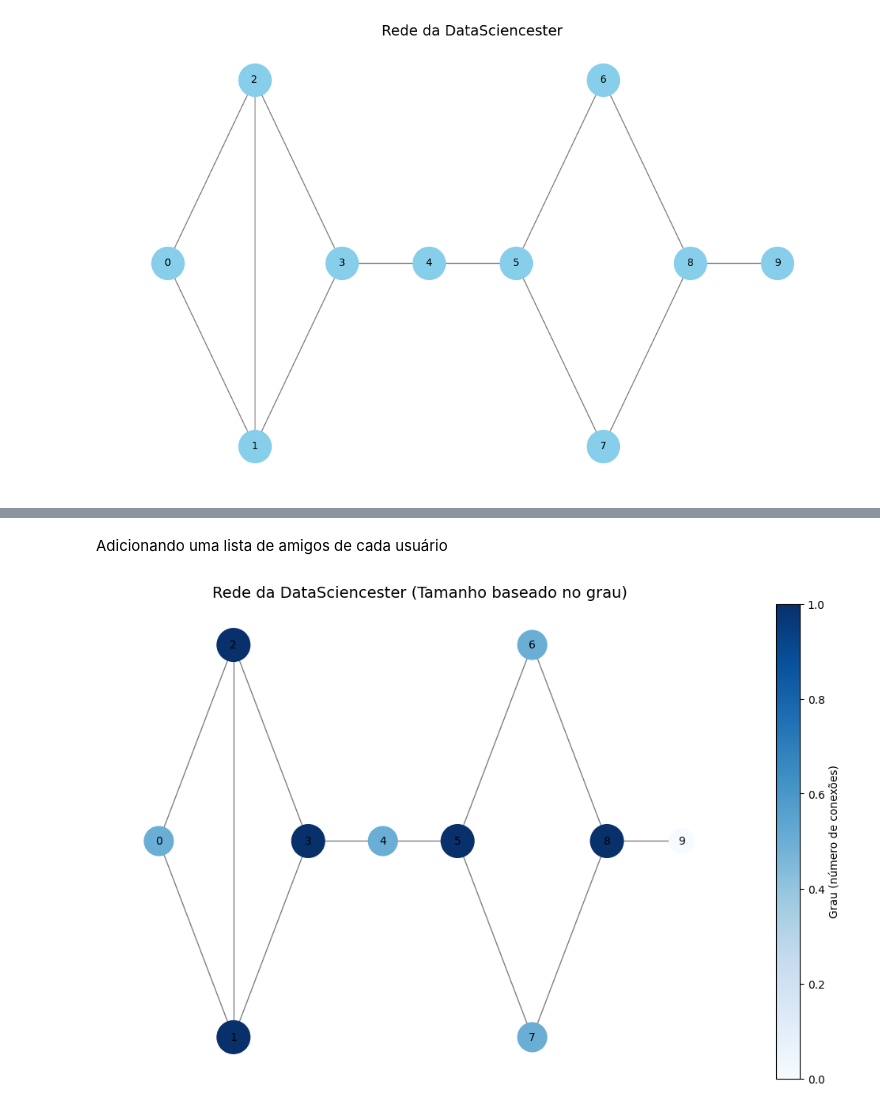
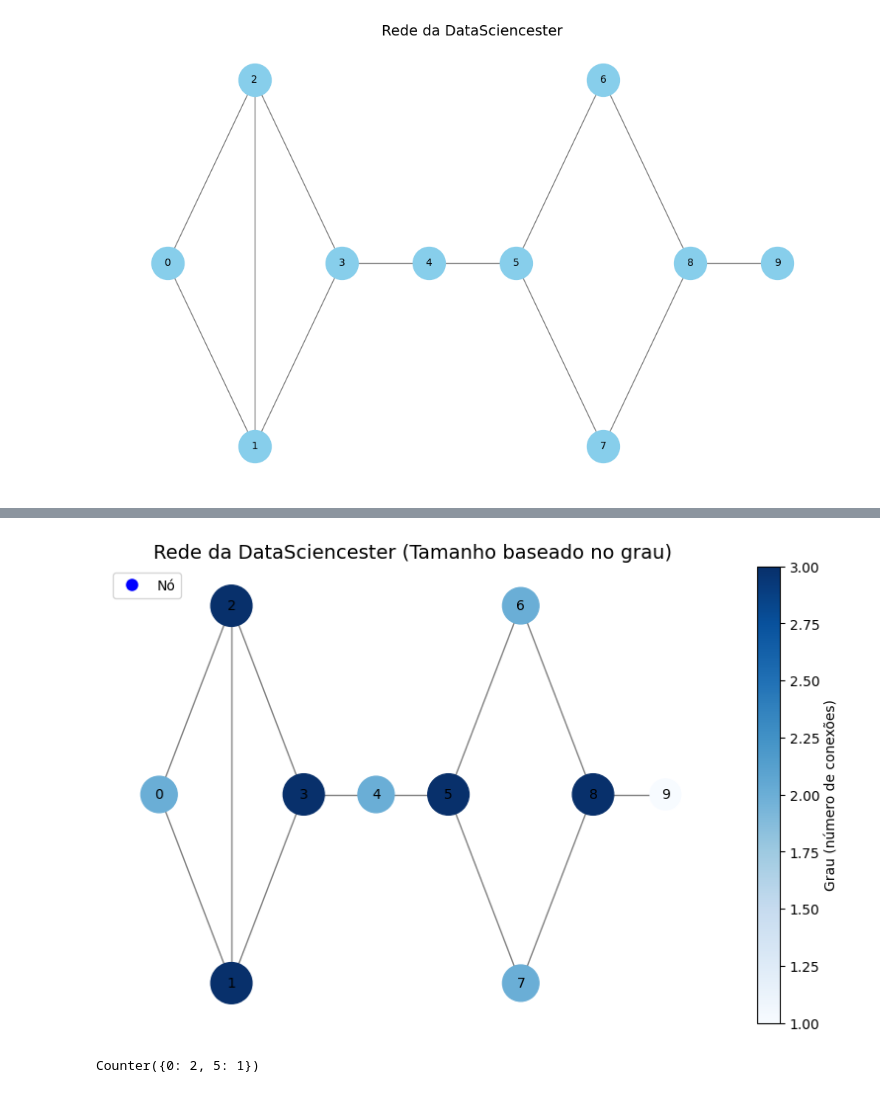
Before and after one commit to joelmaykon94/data_science_2025, a Jupyter notebook: 1-introduction/datasciencester.ipynb, the cells around one changed output, grey strips where cells are left out. Cells and saved outputs as stored; diff of their text form; code cells hidden in the pictures.

Commit message:
feat: data scientists interest

```diff
--- a/1-introduction/datasciencester.ipynb
+++ b/1-introduction/datasciencester.ipynb
@@ -85,5 +82,3 @@ Obtendo novas informações baseado na amizade
 for user in users:
   user["friends"] = []
-# %% [markdown]
-Adicionando uma lista de amigos de cada usuário
 # %%
@@ -114,29 +114,50 @@ sorted_num_friends = sorted(
 # [(1, 3), (2, 3), (3, 3), (5, 3), (8, 3),
 # (0, 2), (4, 2), (6, 2), (7, 2), (9, 1)]
 # %%
+# Gráfico que mostra rede ordenada pelo grau - rede métrica de grau de centralidad
+import matplotlib.pyplot as plt
+import networkx as nx
+
 # Calcula o grau (número de conexões) de cada nó
 node_degrees = dict(G.degree())
 
 # Define o tamanho dos nós proporcional ao grau (escalar para melhor visualização)
 node_sizes = [300 + degree * 200 for degree in node_degrees.values()]
 
 # Define a cor dos nós baseada no grau (opcional, para destaque visual)
 node_colors = list(node_degrees.values())
 
-# Plotando o grafo
-plt.figure(figsize=(10, 6))
+# Criar o mapa de cores com limites apropriados
+sm = plt.cm.ScalarMappable(cmap=plt.cm.Blues, norm=plt.Normalize(vmin=min(node_colors), vmax=max(node_colors)))
+sm.set_array([])  # Necessário para evitar warnings
+
+# Criar uma figura e eixos explicitamente
+fig, ax = plt.subplots(figsize=(10, 6))
+
+# Plotando o grafo no Axes
 nx.draw(
     G,
     pos,
+    ax=ax,
     with_labels=True,
     node_color=node_colors,
     node_size=node_sizes,
     cmap=plt.cm.Blues,  # Mapa de cores
     font_size=10,
     edge_color="gray",
 )
-plt.title("Rede da DataSciencester (Tamanho baseado no grau)", fontsize=14)
-plt.colorbar(plt.cm.ScalarMappable(cmap=plt.cm.Blues), label="Grau (número de conexões)")
+ax.set_title("Rede da DataSciencester (Tamanho baseado no grau)", fontsize=14)
+ax.legend(
+    handles=[plt.Line2D([0], [0], marker='o', color='w', markerfacecolor='blue', markersize=10, label='Nó')],
+    loc="upper left",
+    fontsize=10,
+    frameon=True,
+)
+
+# Adicionando a barra de cores explicitamente no mesmo Axes
+cbar = fig.colorbar(sm, ax=ax)
+cbar.set_label("Grau (número de conexões)")
+
 plt.show()
 # %% [output]
-[figure, old version]
+[figure, new version]
@@ -142,0 +170,20 @@ plt.show()
+# %%
+# lista de usuário amigos de amigos e sua contagem
+from collections import Counter
+def not_the_same(user, other_user):
+  """dois usuários não são os mesmos se possuem ids diferentes"""
+  return user["id"] != other_user["id"]
+def not_friends(user, other_user):
+  """other_user não é um amigo se não está em user[“friends”];
+  isso é, se é not_the_same com todas as pessoas em user[“friends”]"""
+  return all(not_the_same(friend, other_user)
+    for friend in user["friends"])
+def friends_of_friend_ids(user):
+  return Counter(foaf["id"]
+    for friend in user["friends"] # para cada um dos meus amigos
+  for foaf in friend["friends"] # que contam *their* amigos
+    if not_the_same(user, foaf) # que não sejam eu
+    and not_friends(user, foaf)) # e que não são meus amigos
+print(friends_of_friend_ids(users[3]) ) # Counter({0: 2, 5: 1})
+# %% [output]
+Counter({0: 2, 5: 1})
```
Also changed, not shown: parts of 15 cells of this notebook.
